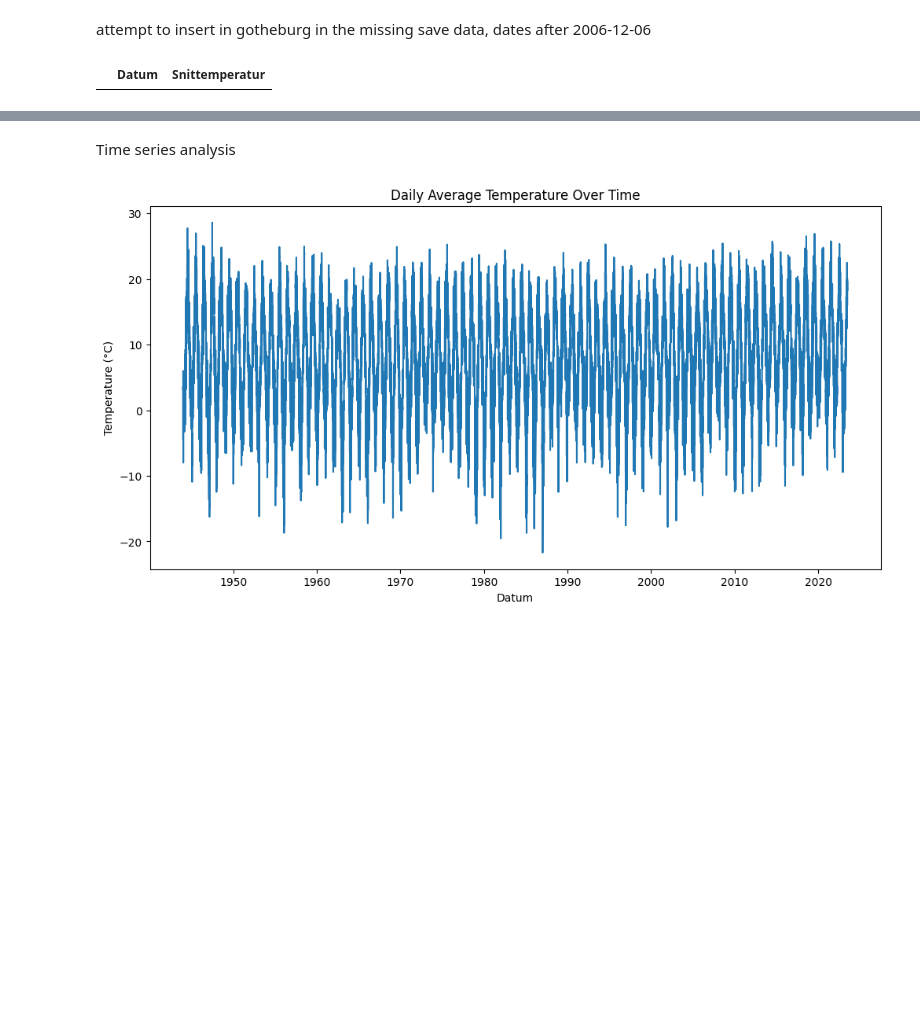
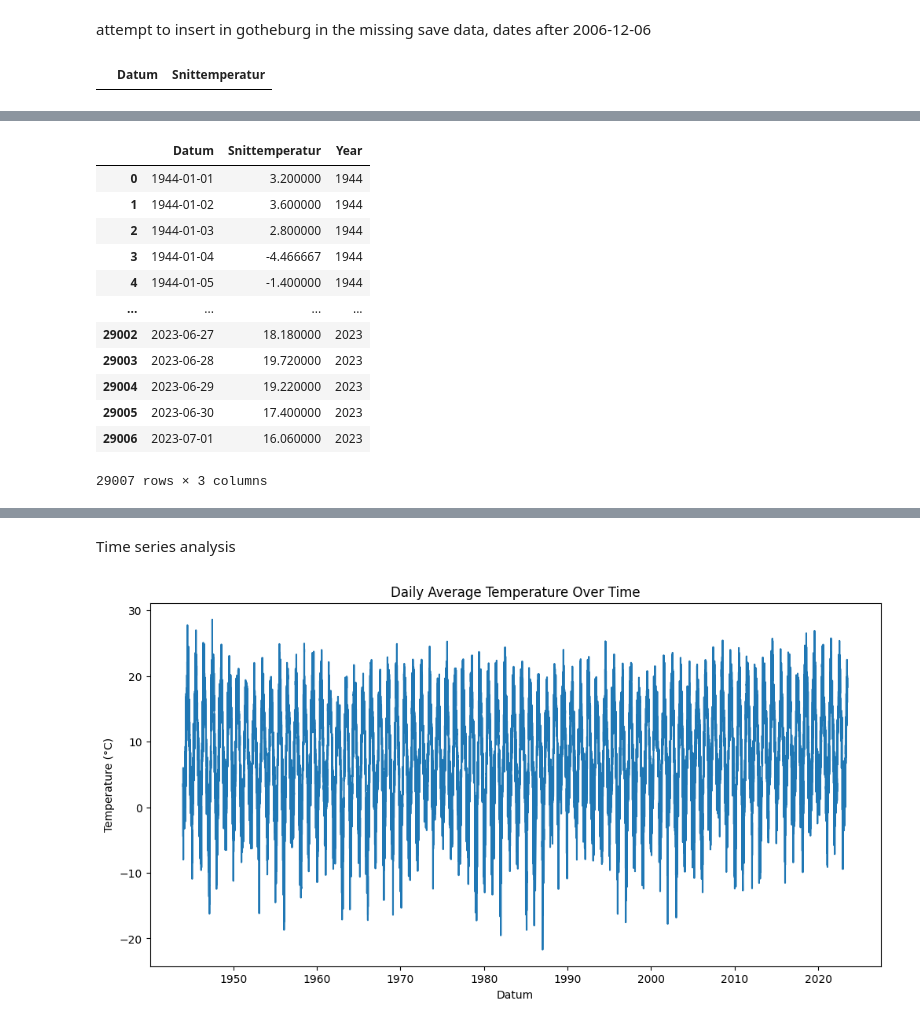
Before and after one commit to msteele919/projectwork, a Jupyter notebook: brainstorming/temp_prediktion/temp_pred_save.ipynb, the cells around one changed output, grey strips where cells are left out. Cells and saved outputs as stored; diff of their text form; code cells hidden in the pictures; blank space fills up the shorter version.

```diff
--- a/brainstorming/temp_prediktion/temp_pred_save.ipynb
+++ b/brainstorming/temp_prediktion/temp_pred_save.ipynb
@@ -146,0 +147,18 @@ df_s
+# %%
+df_s['Year'] = df_s['Datum'].dt.year
+# %%
+df_s
+# %% [output]
+|  | Datum | Snittemperatur | Year |
+| 0 | 1944-01-01 | 3.200000 | 1944 |
+| 1 | 1944-01-02 | 3.600000 | 1944 |
+| 2 | 1944-01-03 | 2.800000 | 1944 |
+| 3 | 1944-01-04 | -4.466667 | 1944 |
+| 4 | 1944-01-05 | -1.400000 | 1944 |
+| ... | ... | ... | ... |
+| 29002 | 2023-06-27 | 18.180000 | 2023 |
+| 29003 | 2023-06-28 | 19.720000 | 2023 |
+| 29004 | 2023-06-29 | 19.220000 | 2023 |
+| 29005 | 2023-06-30 | 17.400000 | 2023 |
+| 29006 | 2023-07-01 | 16.060000 | 2023 |
+29007 rows × 3 columns
```
Also changed, not shown: parts of 4 cells of this notebook.
